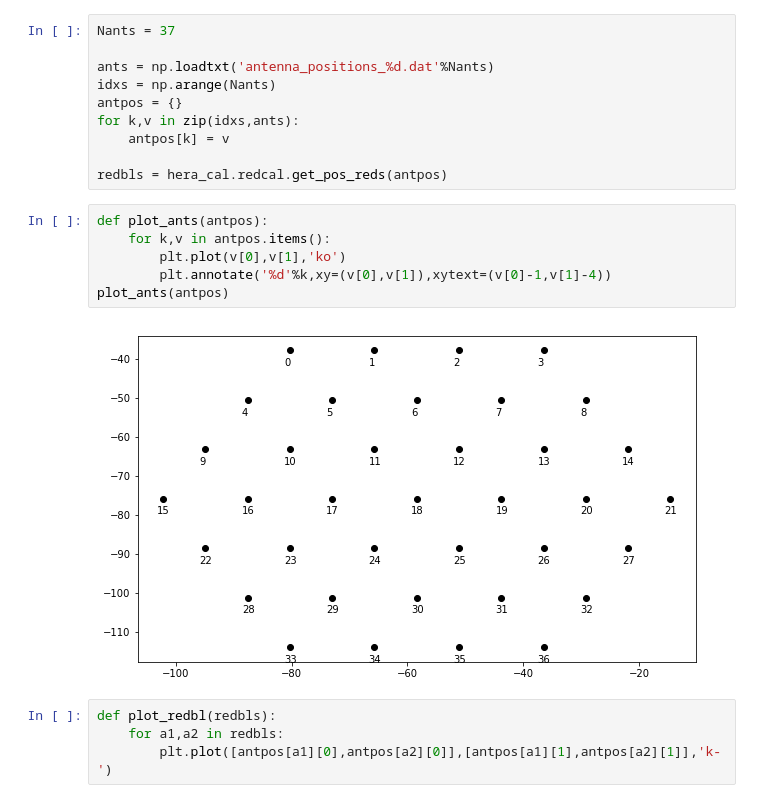
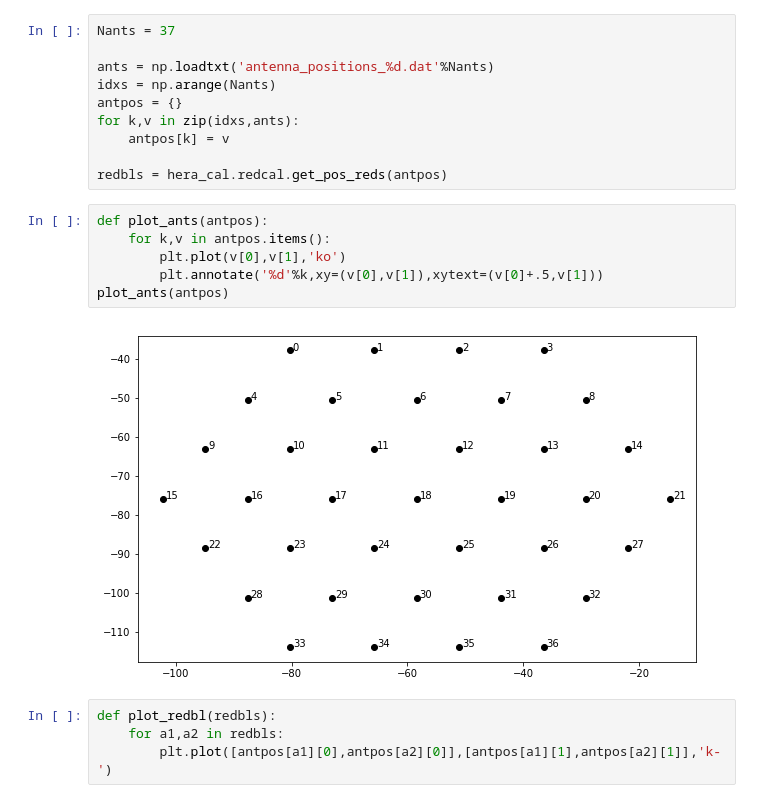
Before and after one commit to dgorthi/Notes, a Jupyter notebook: Array Configurations.ipynb, the cells around one changed output. Cells and saved outputs as stored; diff of their text form.

```diff
--- a/Array Configurations.ipynb
+++ b/Array Configurations.ipynb
@@ -17,11 +17,11 @@ redbls = hera_cal.redcal.get_pos_reds(antpos)
 # %%
 def plot_ants(antpos):
     for k,v in antpos.items():
         plt.plot(v[0],v[1],'ko')
-        plt.annotate('%d'%k,xy=(v[0],v[1]),xytext=(v[0]-1,v[1]-4))
+        plt.annotate('%d'%k,xy=(v[0],v[1]),xytext=(v[0]+.5,v[1]))
 plot_ants(antpos)
 # %% [output]
-[figure, old version]
+[figure, new version]
 # %%
 def plot_redbl(redbls):
     for a1,a2 in redbls:
```
Also changed, not shown: parts of 11 cells of this notebook, 1 other file.
